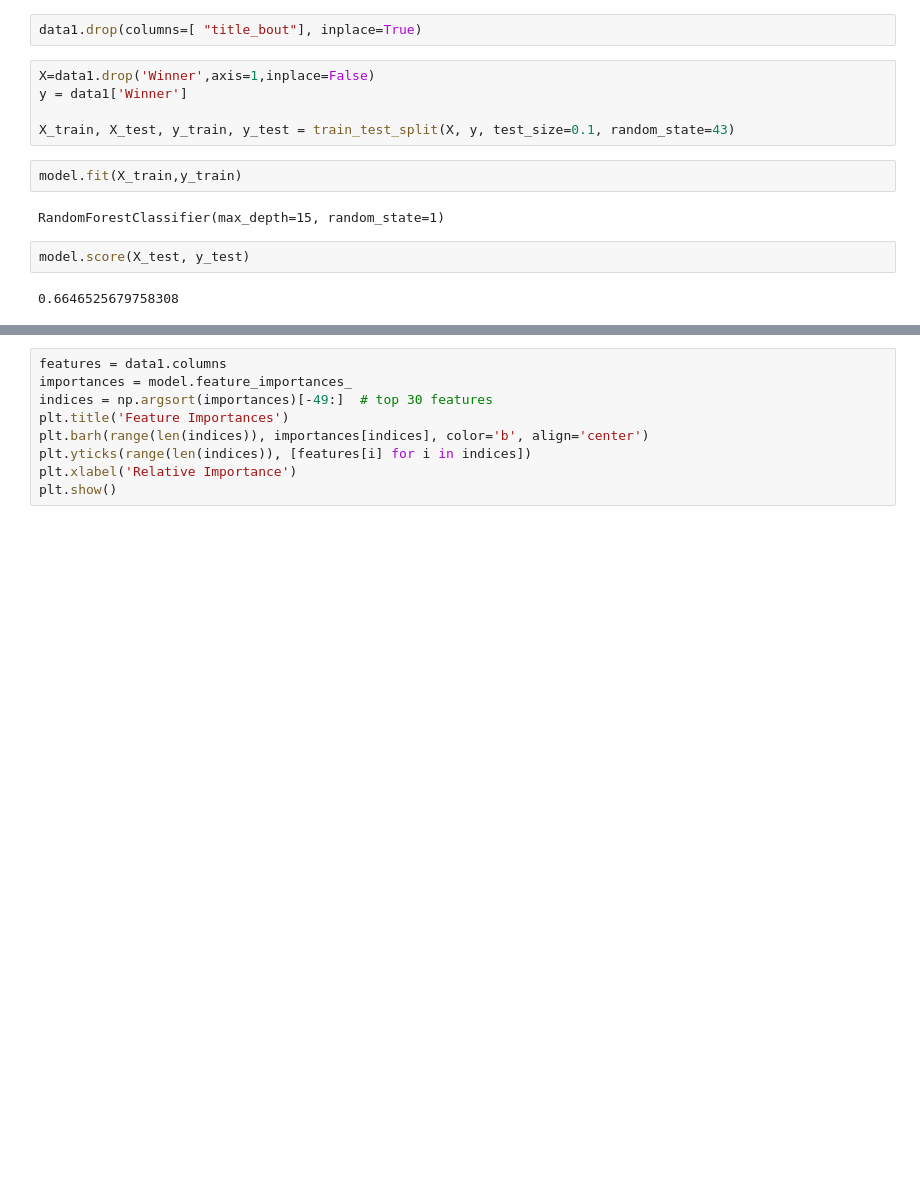
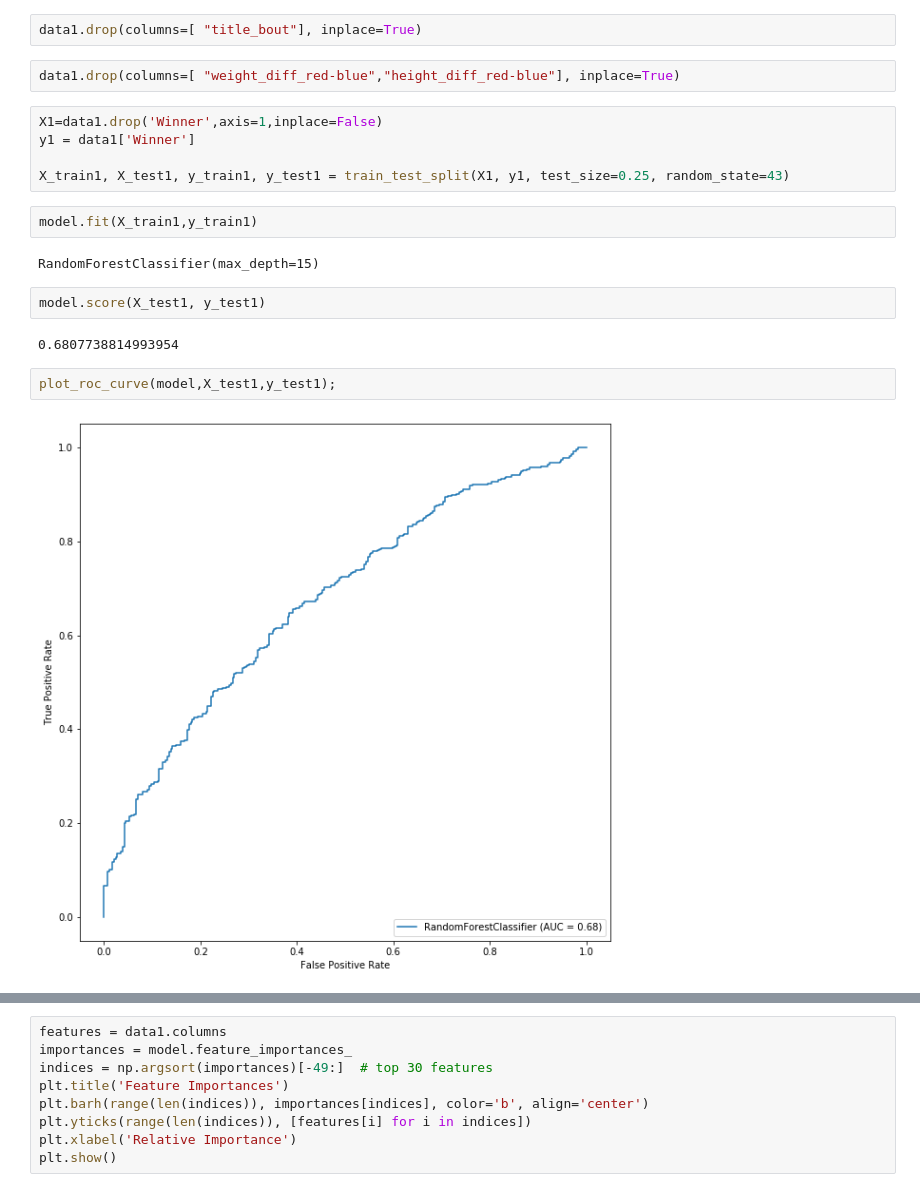
Before and after one commit to aaronepv/Final_Project, a Jupyter notebook: RandomForest.ipynb, the cells around one changed output, grey strips where cells are left out. Saved outputs shown, nothing was run; the diff lists cells and outputs as text; blank space fills up the shorter version.

```diff
--- a/RandomForest.ipynb
+++ b/RandomForest.ipynb
@@ -76,15 +185,21 @@ data1.head()
 # %%
 data1.drop(columns=[ "title_bout"], inplace=True)
+# %%
+data1.drop(columns=[ "weight_diff_red-blue","height_diff_red-blue"], inplace=True)
 # %%
-X=data1.drop('Winner',axis=1,inplace=False)
-y = data1['Winner']
+X1=data1.drop('Winner',axis=1,inplace=False)
+y1 = data1['Winner']
 
-X_train, X_test, y_train, y_test = train_test_split(X, y, test_size=0.1, random_state=43)
+X_train1, X_test1, y_train1, y_test1 = train_test_split(X1, y1, test_size=0.25, random_state=43)
 # %%
-model.fit(X_train,y_train)
+model.fit(X_train1,y_train1)
 # %% [output]
-RandomForestClassifier(max_depth=15, random_state=1)
+RandomForestClassifier(max_depth=15)
 # %%
-model.score(X_test, y_test)
+model.score(X_test1, y_test1)
 # %% [output]
-0.6646525679758308
+0.6807738814993954
+# %%
+plot_roc_curve(model,X_test1,y_test1);
+# %% [output]
+[figure, added]
```
Also changed, not shown: parts of 45 cells of this notebook.
